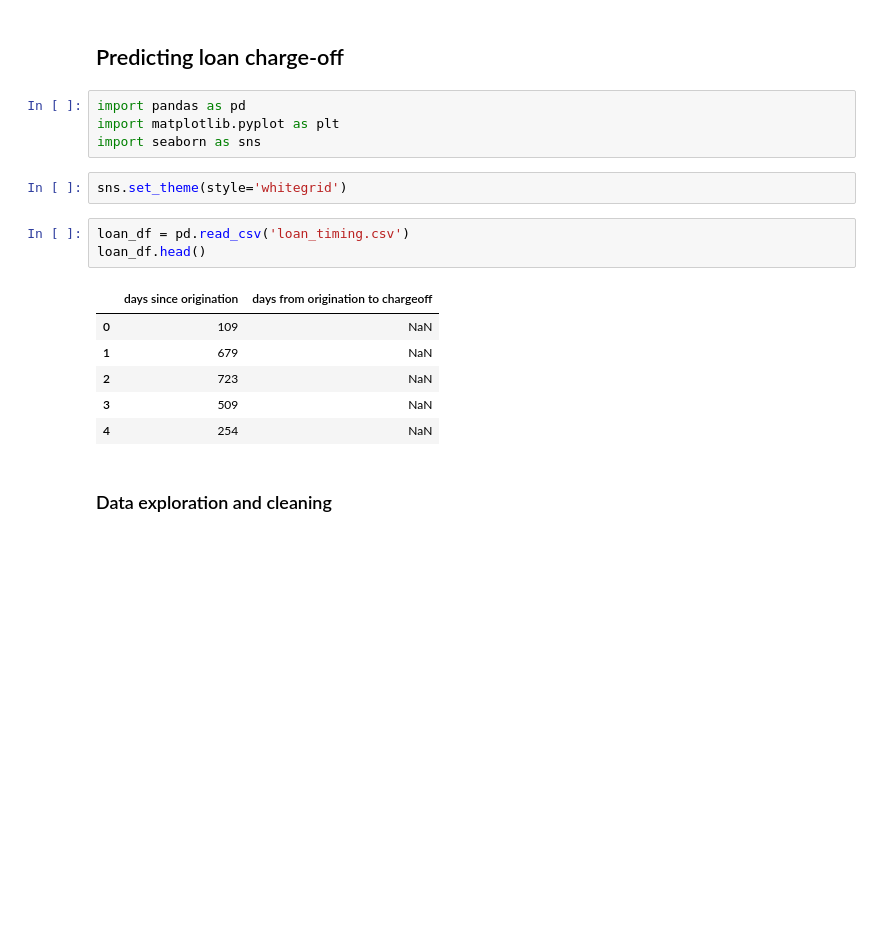
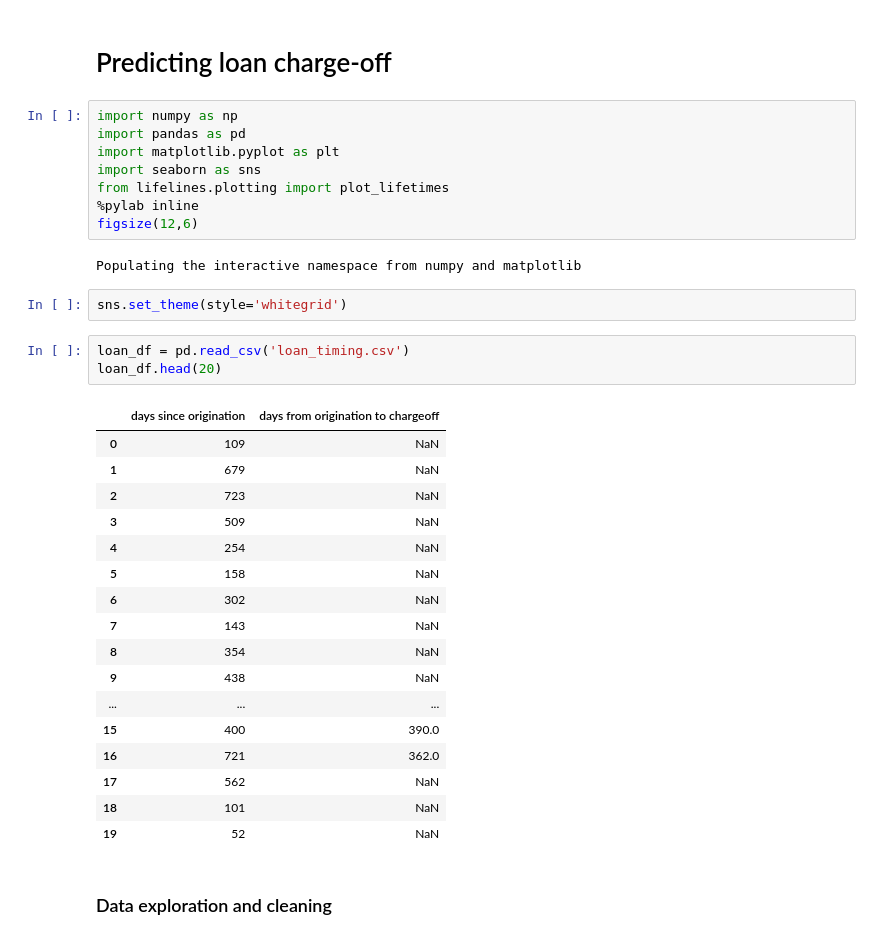
Before and after one commit to NLSanyu/assessment-data-science, a Jupyter notebook: loan_charge_off.ipynb, the cells around one changed output. Saved outputs shown, nothing was run; the diff lists cells and outputs as text; blank space fills up the shorter version.

```diff
--- a/loan_charge_off.ipynb
+++ b/loan_charge_off.ipynb
@@ -1,21 +1,38 @@
 # %% [markdown]
-## Predicting loan charge-off
+# Predicting loan charge-off
 # %%
+import numpy as np
 import pandas as pd
 import matplotlib.pyplot as plt
 import seaborn as sns
+from lifelines.plotting import plot_lifetimes
+%pylab inline
+figsize(12,6)
+# %% [output]
+Populating the interactive namespace from numpy and matplotlib
 # %%
 sns.set_theme(style='whitegrid')
 # %%
 loan_df = pd.read_csv('loan_timing.csv')
-loan_df.head()
+loan_df.head(20)
 # %% [output]
 |  | days since origination | days from origination to chargeoff |
 | 0 | 109 | NaN |
 | 1 | 679 | NaN |
 | 2 | 723 | NaN |
 | 3 | 509 | NaN |
 | 4 | 254 | NaN |
+| 5 | 158 | NaN |
+| 6 | 302 | NaN |
+| 7 | 143 | NaN |
+| 8 | 354 | NaN |
+| 9 | 438 | NaN |
+| ... | ... | ... |
+| 15 | 400 | 390.0 |
+| 16 | 721 | 362.0 |
+| 17 | 562 | NaN |
+| 18 | 101 | NaN |
+| 19 | 52 | NaN |
 # %% [markdown]
 ### Data exploration and cleaning
 # %%
```
Also changed, not shown: parts of 11 cells of this notebook, 1 other file.
